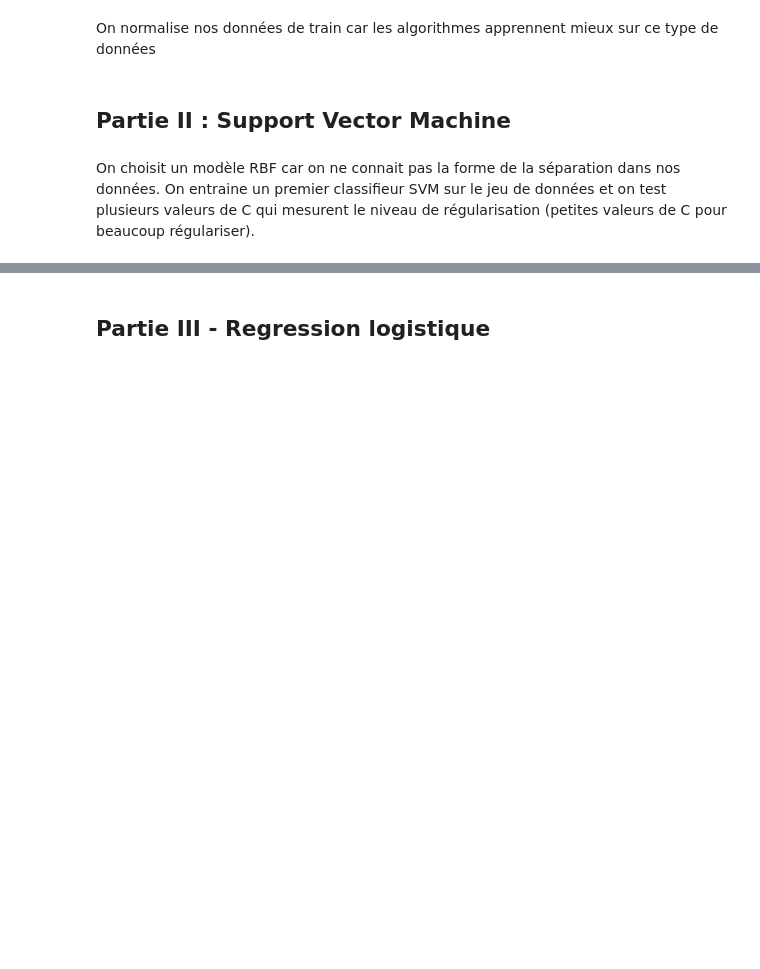
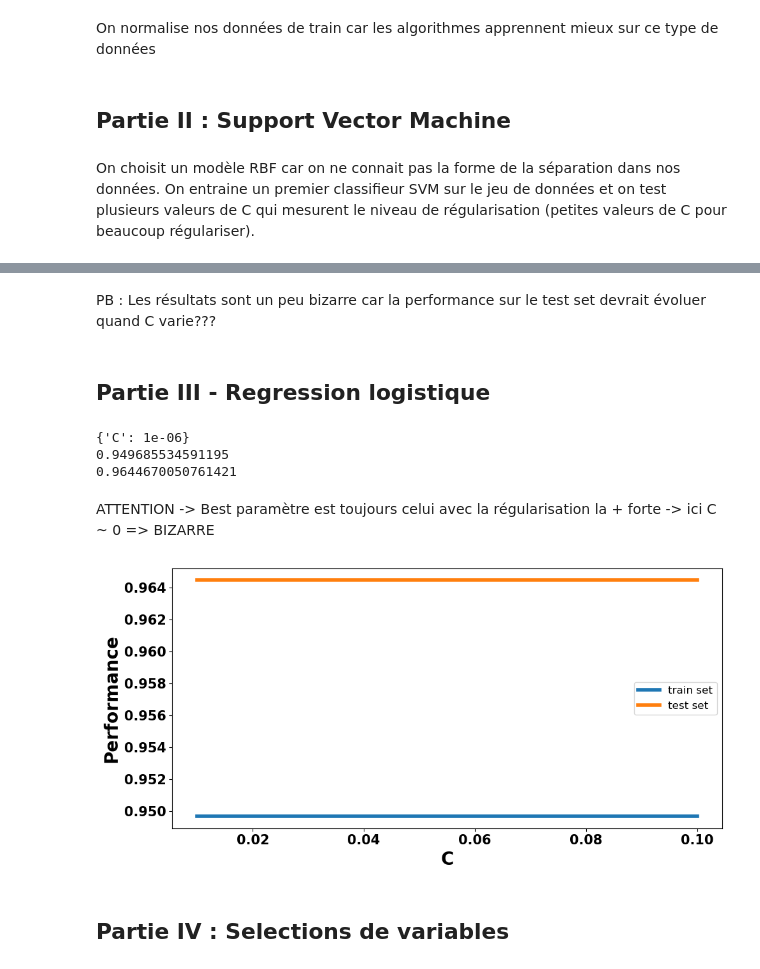
Before and after one commit to Alexis-Barrau/python_ensae, a Jupyter notebook: Scripts/Script first analysis.ipynb, the cells around one changed output, grey strips where cells are left out. Drawn from its saved outputs; the diff is of its cells as text; code cells hidden in the pictures; blank space fills up the shorter version.

Commit message:
Extension du code aux algos regression logistique et selection variables par lasso

```diff
--- a/Scripts/Script first analysis.ipynb
+++ b/Scripts/Script first analysis.ipynb
@@ -51,5 +51,7 @@ EEC_2020 = EEC_2020[EEC_2020['TRIM'] ==4]
 # This method does not remove any observations here which indicates that there isn't any missing values in any variables
 EEC_2019.dropna()
 EEC_2020.dropna()
+
+EEC_2019_subsample = EEC_2019.sample(n=1000, random_state=3)
 # %% [output]
 ['ACTEU', 'ANNEE', 'TRIM', 'AGE3', 'AGE5', 'CATAU2010R', 'COURED', 'CSTOT', 'CSTOTR', 'CSTOTPRM', 'DIP11', 'ENFRED', 'METRODOM', 'NFRRED', 'SEXE', 'TYPMEN7']
@@ -123,9 +113,10 @@ from sklearn.svm import SVC
 #SVC est le modèle SVM permettant la classification
 
 acc_train, acc_test = list(), list()
-C_range = np.linspace(0.01, 2, 20)
+
+C_range = np.linspace(0.01, 1, 20)
 for param in C_range:
-    clf = SVC(kernel='rbf', C=param, gamma=0.015)
+    clf = SVC( C=param)
     clf.fit(X_train_scaled, y_train)
     acc_train.append(clf.score(X_train_scaled, y_train))
     acc_test.append(clf.score(X_test_scaled, y_test))
@@ -152,3 +147,5 @@ J'ai un overfitting très rapide et ce, quelque soit la valeur de C. Le data-set
+# %% [markdown]
+ PB : Les résultats sont un peu bizarre car la performance sur le test set devrait évoluer quand C varie???
 # %% [markdown]
 ## Partie III - Regression logistique
 # %%
@@ -158,7 +155,7 @@ from sklearn.linear_model import LogisticRegression
 
 warnings.filterwarnings("ignore", category=FutureWarning)
 
-params= { 'C':[ 0.015,0.3, 0.2]}
+params= { 'C':[ 0.000001,0.001, 50]}
 
 # j'essaie des valeurs de C très faible pour régulariser un maximum
 
@@ -167,15 +164,51 @@ lr =LogisticRegression(penalty='l2', dual=False, tol=0.0001, C=1.0, fit_intercep
                    max_iter=100, multi_class='auto', verbose=0, warm_start=False, n_jobs=None,
                    l1_ratio=None)
 
-# On découpe notre échantillon en 3 pour la cross-validation (je pense qu'on peut difficilement faire plus car
-# nous ne possédons que 542 observations)
+# On découpe notre échantillon en 5 pour la cross-validation
 
 gs = GridSearchCV(estimator=lr,
                    param_grid=params,
-                   cv=3)
+                   cv=5)
 
 gs.fit(X_train_scaled, y_train)
 
 print(gs.best_params_)
 print(gs.score(X_train_scaled, y_train))
 print(gs.score(X_test_scaled, y_test))
+# %% [output]
+{'C': 1e-06}
+0.949685534591195
+0.9644670050761421
+# %% [markdown]
+ATTENTION -> Best paramètre est toujours celui avec la régularisation la + forte -> ici C ~ 0 => BIZARRE
+# %%
+acc_train, acc_test = list(), list()
+C_range = np.linspace(0.01, 0.1, 20)
+for param in C_range:
+    clf = LogisticRegression(penalty='l1', dual=False, tol=0.0001, C=param, fit_intercept=True,
+                   intercept_scaling=1, class_weight=None, random_state=3, solver='liblinear',
+                   max_iter=100, multi_class='auto', verbose=0, warm_start=False, n_jobs=None,
+                   l1_ratio=None)
+
+    clf.fit(X_train_scaled, y_train)
+    acc_train.append(clf.score(X_train_scaled, y_train))
+    acc_test.append(clf.score(X_test_scaled, y_test))
+# %%
+plt.figure(figsize=(10, 5))
+
+plt.plot(C_range, acc_train, label='train set', lw=4)
+plt.plot(C_range, acc_test, label='test set', lw=4)
+
+plt.legend(loc='best', fontsize=12)
+
+plt.xlabel("C", fontweight="bold", fontsize=20)
+plt.ylabel("Performance", fontweight="bold", fontsize=20)
+plt.xticks(fontweight="bold", fontsize=15)
+plt.yticks(fontweight="bold", fontsize=15)
+plt.tight_layout()
+
+plt.show()
+# %% [output]
+[figure, added]
+# %% [markdown]
+## Partie IV : Selections de variables
```
Also changed, not shown: parts of 10 cells of this notebook.
